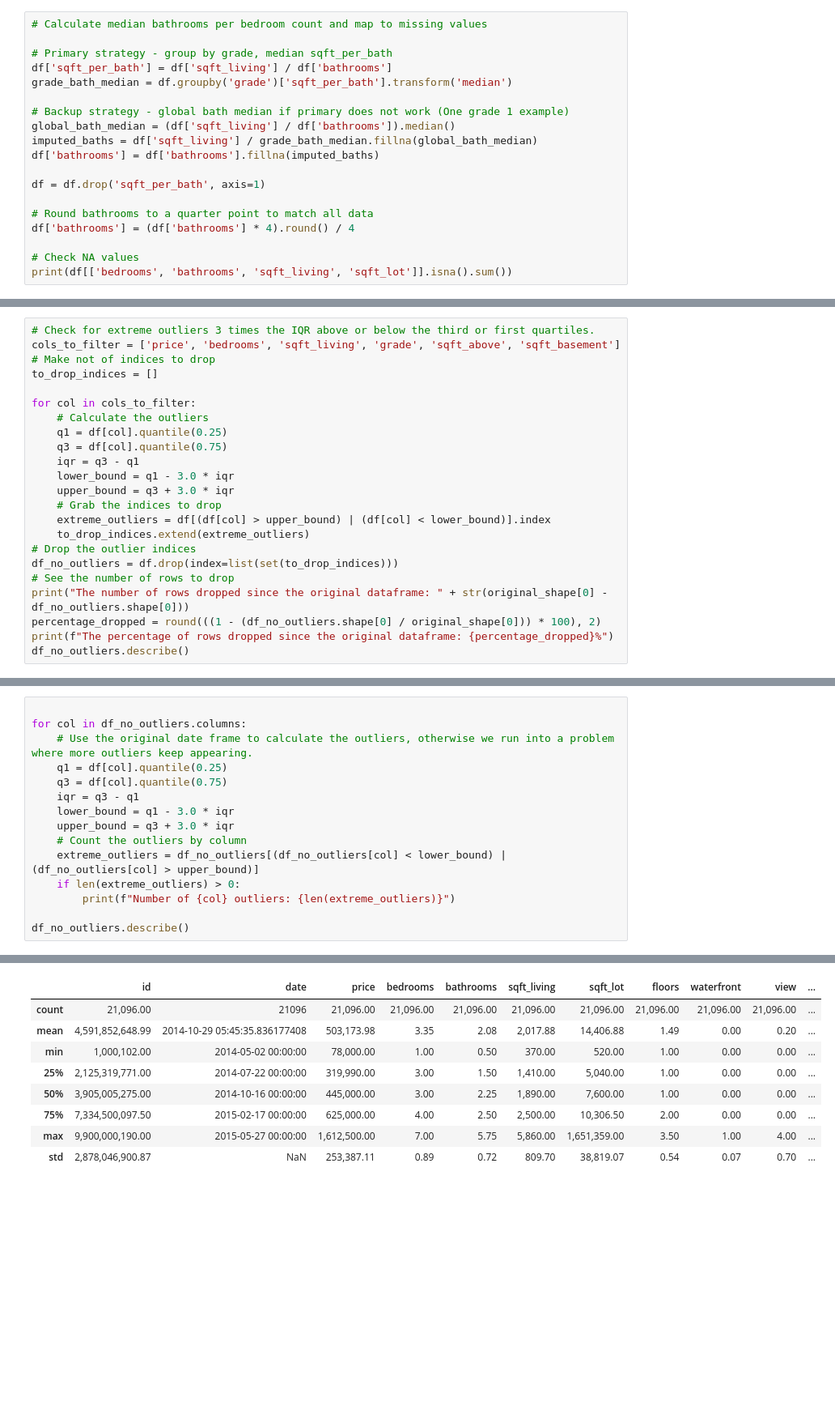
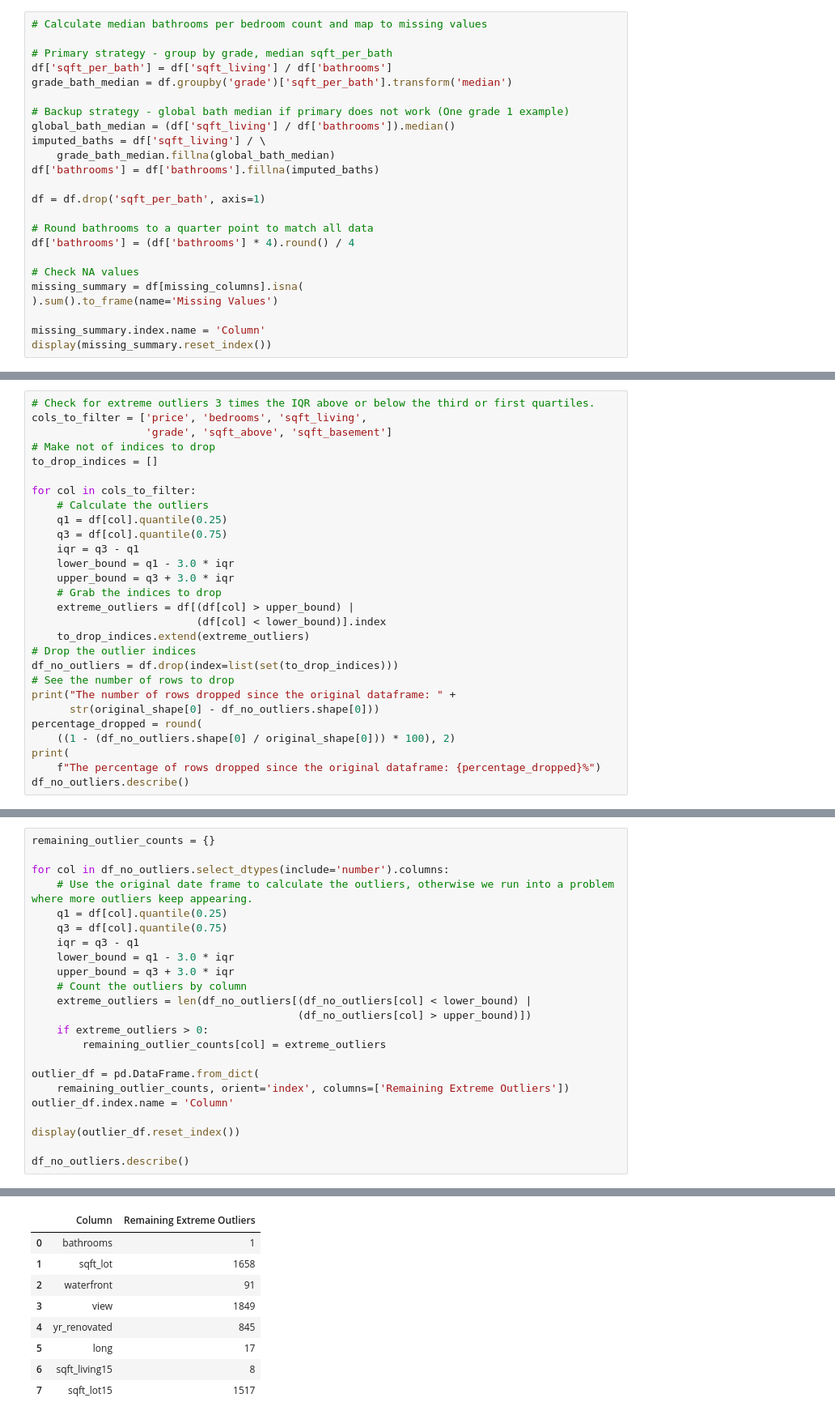
Before and after one commit to jblackman-bit/ads_500b_final_project, a Jupyter notebook: EDA/EDA.ipynb, the cells around one changed output, grey strips where cells are left out. Shown at 81% size. Cells and saved outputs as stored; diff of their text form; blank space fills up the shorter version.

```diff
--- a/EDA/EDA.ipynb
+++ b/EDA/EDA.ipynb
@@ -190,7 +216,8 @@ grade_bath_median = df.groupby('grade')['sqft_per_bath'].transform('median')
 
 # Backup strategy - global bath median if primary does not work (One grade 1 example)
 global_bath_median = (df['sqft_living'] / df['bathrooms']).median()
-imputed_baths = df['sqft_living'] / grade_bath_median.fillna(global_bath_median)
+imputed_baths = df['sqft_living'] / \
+    grade_bath_median.fillna(global_bath_median)
 df['bathrooms'] = df['bathrooms'].fillna(imputed_baths)
 
 df = df.drop('sqft_per_bath', axis=1)
@@ -199,5 +226,9 @@ df = df.drop('sqft_per_bath', axis=1)
 df['bathrooms'] = (df['bathrooms'] * 4).round() / 4
 
 # Check NA values
-print(df[['bedrooms', 'bathrooms', 'sqft_living', 'sqft_lot']].isna().sum())
+missing_summary = df[missing_columns].isna(
+).sum().to_frame(name='Missing Values')
+
+missing_summary.index.name = 'Column'
+display(missing_summary.reset_index())
 # %% [output]
@@ -280,7 +318,8 @@ There is likely significant overlap between sqft_living, sqft_above, and sqft_ba
 Sqft_lot is the last large count outlier, these are huge lots that are real and that does affect the value. Rather than removing these values as outliers, I recommend we log this variable in our visualization and analysis, which will effectively normalize these values.
 # %%
 # Check for extreme outliers 3 times the IQR above or below the third or first quartiles.
-cols_to_filter = ['price', 'bedrooms', 'sqft_living', 'grade', 'sqft_above', 'sqft_basement']
+cols_to_filter = ['price', 'bedrooms', 'sqft_living',
+                  'grade', 'sqft_above', 'sqft_basement']
 # Make not of indices to drop
 to_drop_indices = []
 
@@ -292,14 +331,18 @@ for col in cols_to_filter:
     lower_bound = q1 - 3.0 * iqr
     upper_bound = q3 + 3.0 * iqr
     # Grab the indices to drop
-    extreme_outliers = df[(df[col] > upper_bound) | (df[col] < lower_bound)].index
+    extreme_outliers = df[(df[col] > upper_bound) |
+                          (df[col] < lower_bound)].index
     to_drop_indices.extend(extreme_outliers)
 # Drop the outlier indices
 df_no_outliers = df.drop(index=list(set(to_drop_indices)))
 # See the number of rows to drop
-print("The number of rows dropped since the original dataframe: " + str(original_shape[0] - df_no_outliers.shape[0]))
-percentage_dropped = round(((1 - (df_no_outliers.shape[0] / original_shape[0])) * 100), 2)
-print(f"The percentage of rows dropped since the original dataframe: {percentage_dropped}%")
+print("The number of rows dropped since the original dataframe: " +
+      str(original_shape[0] - df_no_outliers.shape[0]))
+percentage_dropped = round(
+    ((1 - (df_no_outliers.shape[0] / original_shape[0])) * 100), 2)
+print(
+    f"The percentage of rows dropped since the original dataframe: {percentage_dropped}%")
 df_no_outliers.describe()
 # %% [output]
 The number of rows dropped since the original dataframe: 517
@@ -314,8 +357,9 @@ The percentage of rows dropped since the original dataframe: 2.39%
 | max | 9,900,000,190.00 | 2015-05-27 00:00:00 | 1,612,500.00 | 7.00 | 5.75 | 5,860.00 | 1,651,359.00 | 3.50 | 1.00 | 4.00 | ... |
 | std | 2,878,046,900.87 | NaN | 253,387.11 | 0.89 | 0.72 | 809.70 | 38,819.07 | 0.54 | 0.07 | 0.70 | ... |
 # %%
+remaining_outlier_counts = {}
 
-for col in df_no_outliers.columns:
+for col in df_no_outliers.select_dtypes(include='number').columns:
     # Use the original date frame to calculate the outliers, otherwise we run into a problem where more outliers keep appearing.
     q1 = df[col].quantile(0.25)
     q3 = df[col].quantile(0.75)
@@ -323,9 +367,16 @@ for col in df_no_outliers.columns:
     lower_bound = q1 - 3.0 * iqr
     upper_bound = q3 + 3.0 * iqr
     # Count the outliers by column
-    extreme_outliers = df_no_outliers[(df_no_outliers[col] < lower_bound) | (df_no_outliers[col] > upper_bound)]
-    if len(extreme_outliers) > 0:
-        print(f"Number of {col} outliers: {len(extreme_outliers)}")
+    extreme_outliers = len(df_no_outliers[(df_no_outliers[col] < lower_bound) |
+                                          (df_no_outliers[col] > upper_bound)])
+    if extreme_outliers > 0:
+        remaining_outlier_counts[col] = extreme_outliers
+
+outlier_df = pd.DataFrame.from_dict(
+    remaining_outlier_counts, orient='index', columns=['Remaining Extreme Outliers'])
+outlier_df.index.name = 'Column'
+
+display(outlier_df.reset_index())
 
 df_no_outliers.describe()
 # %% [output]
@@ -340,9 +383,9 @@ Number of sqft_lot15 outliers: 1517
-|  | id | date | price | bedrooms | bathrooms | sqft_living | sqft_lot | floors | waterfront | view | ... |
-| count | 21,096.00 | 21096 | 21,096.00 | 21,096.00 | 21,096.00 | 21,096.00 | 21,096.00 | 21,096.00 | 21,096.00 | 21,096.00 | ... |
-| mean | 4,591,852,648.99 | 2014-10-29 05:45:35.836177408 | 503,173.98 | 3.35 | 2.08 | 2,017.88 | 14,406.88 | 1.49 | 0.00 | 0.20 | ... |
-| min | 1,000,102.00 | 2014-05-02 00:00:00 | 78,000.00 | 1.00 | 0.50 | 370.00 | 520.00 | 1.00 | 0.00 | 0.00 | ... |
-| 25% | 2,125,319,771.00 | 2014-07-22 00:00:00 | 319,990.00 | 3.00 | 1.50 | 1,410.00 | 5,040.00 | 1.00 | 0.00 | 0.00 | ... |
-| 50% | 3,905,005,275.00 | 2014-10-16 00:00:00 | 445,000.00 | 3.00 | 2.25 | 1,890.00 | 7,600.00 | 1.00 | 0.00 | 0.00 | ... |
-| 75% | 7,334,500,097.50 | 2015-02-17 00:00:00 | 625,000.00 | 4.00 | 2.50 | 2,500.00 | 10,306.50 | 2.00 | 0.00 | 0.00 | ... |
-| max | 9,900,000,190.00 | 2015-05-27 00:00:00 | 1,612,500.00 | 7.00 | 5.75 | 5,860.00 | 1,651,359.00 | 3.50 | 1.00 | 4.00 | ... |
-| std | 2,878,046,900.87 | NaN | 253,387.11 | 0.89 | 0.72 | 809.70 | 38,819.07 | 0.54 | 0.07 | 0.70 | ... |
+|  | Column | Remaining Extreme Outliers |
+| 0 | bathrooms | 1 |
+| 1 | sqft_lot | 1658 |
+| 2 | waterfront | 91 |
+| 3 | view | 1849 |
+| 4 | yr_renovated | 845 |
+| 5 | long | 17 |
+| 6 | sqft_living15 | 8 |
+| 7 | sqft_lot15 | 1517 |
```
Also changed, not shown: parts of 22 cells of this notebook, 4 other files.
